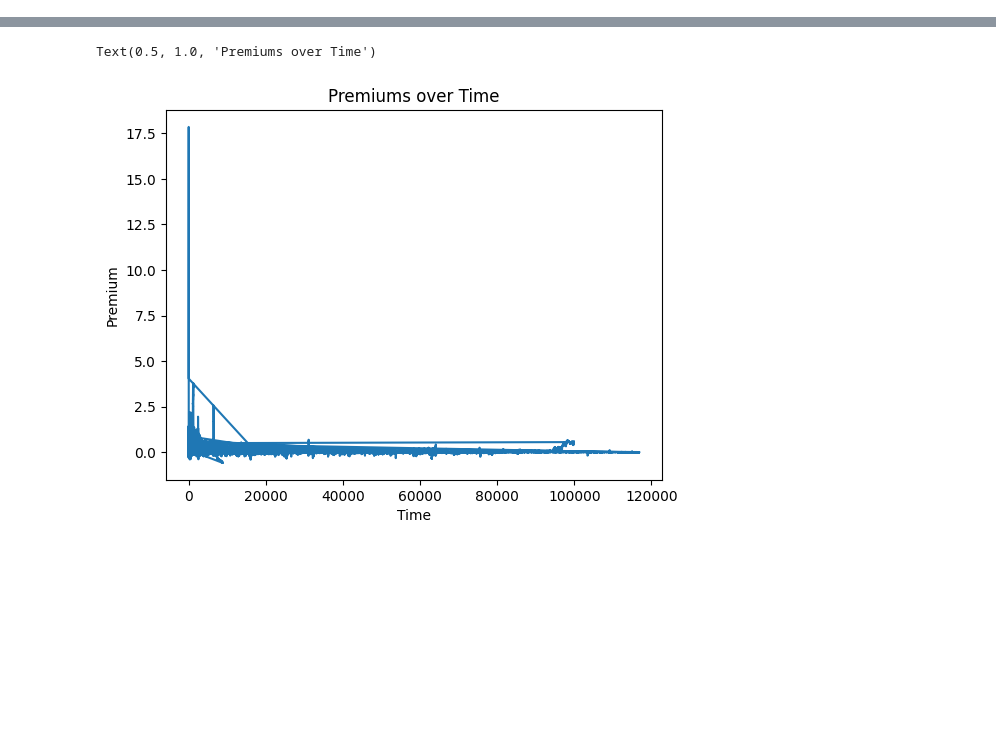
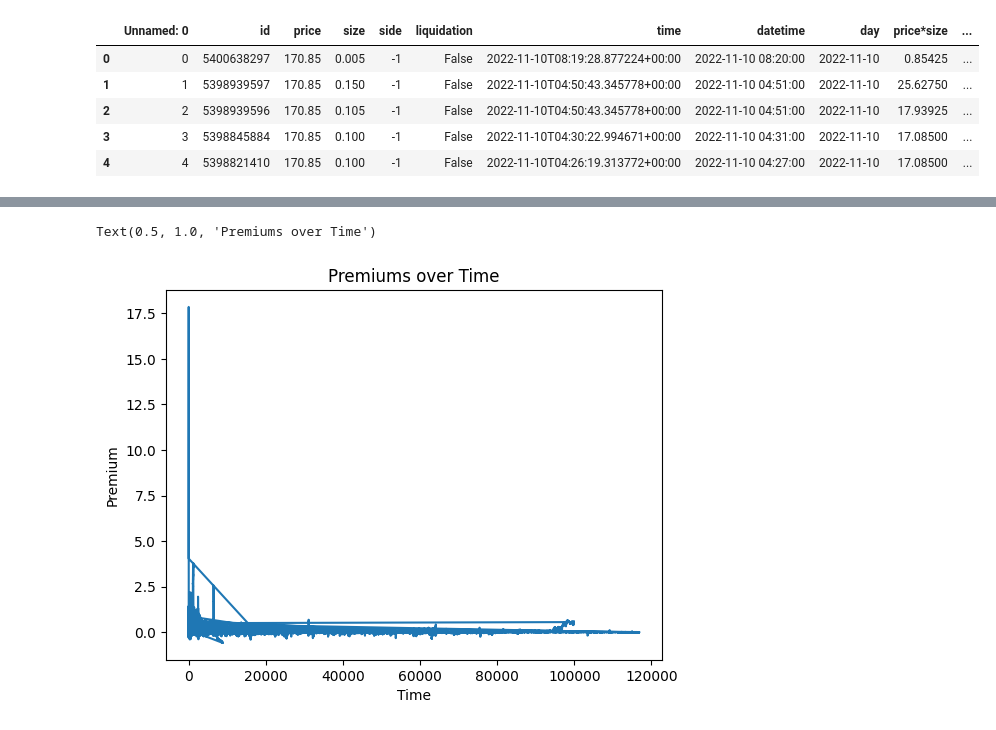
Before and after one commit to namir17/tokenized-assets, a Jupyter notebook: plots/plot_premiums.ipynb, the cells around one changed output, grey strips where cells are left out. Drawn from its saved outputs; the diff is of its cells as text; code cells hidden in the pictures; blank space fills up the shorter version.

```diff
--- a/plots/plot_premiums.ipynb
+++ b/plots/plot_premiums.ipynb
@@ -16,6 +17,15 @@ for file_name in os.listdir(folder_path):
         file_path = os.path.join(folder_path, file_name)
         df = pd.read_csv(file_path)
         df_list.append(df)
+# %%
+conc_dfs.head()
+# %% [output]
+|  | Unnamed: 0 | id | price | size | side | liquidation | time | datetime | day | price*size | ... |
+| 0 | 0 | 5400638297 | 170.85 | 0.005 | -1 | False | 2022-11-10T08:19:28.877224+00:00 | 2022-11-10 08:20:00 | 2022-11-10 | 0.85425 | ... |
+| 1 | 1 | 5398939597 | 170.85 | 0.150 | -1 | False | 2022-11-10T04:50:43.345778+00:00 | 2022-11-10 04:51:00 | 2022-11-10 | 25.62750 | ... |
+| 2 | 2 | 5398939596 | 170.85 | 0.105 | -1 | False | 2022-11-10T04:50:43.345778+00:00 | 2022-11-10 04:51:00 | 2022-11-10 | 17.93925 | ... |
+| 3 | 3 | 5398845884 | 170.85 | 0.100 | -1 | False | 2022-11-10T04:30:22.994671+00:00 | 2022-11-10 04:31:00 | 2022-11-10 | 17.08500 | ... |
+| 4 | 4 | 5398821410 | 170.85 | 0.100 | -1 | False | 2022-11-10T04:26:19.313772+00:00 | 2022-11-10 04:27:00 | 2022-11-10 | 17.08500 | ... |
 # %%
 # Concatenate the data frames
 conc_dfs = pd.concat(df_list)
```
Also changed, not shown: parts of 4 cells of this notebook, 3 other files.
